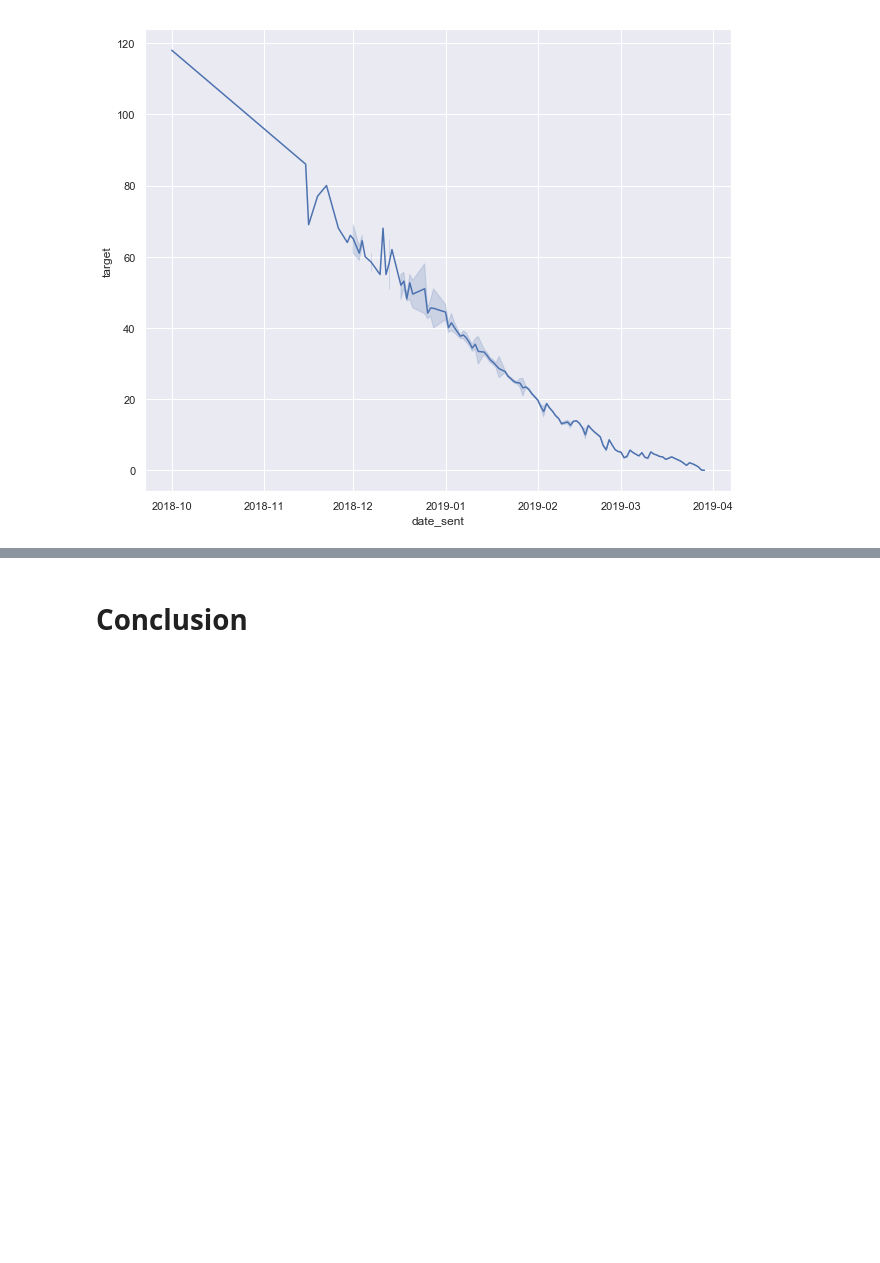
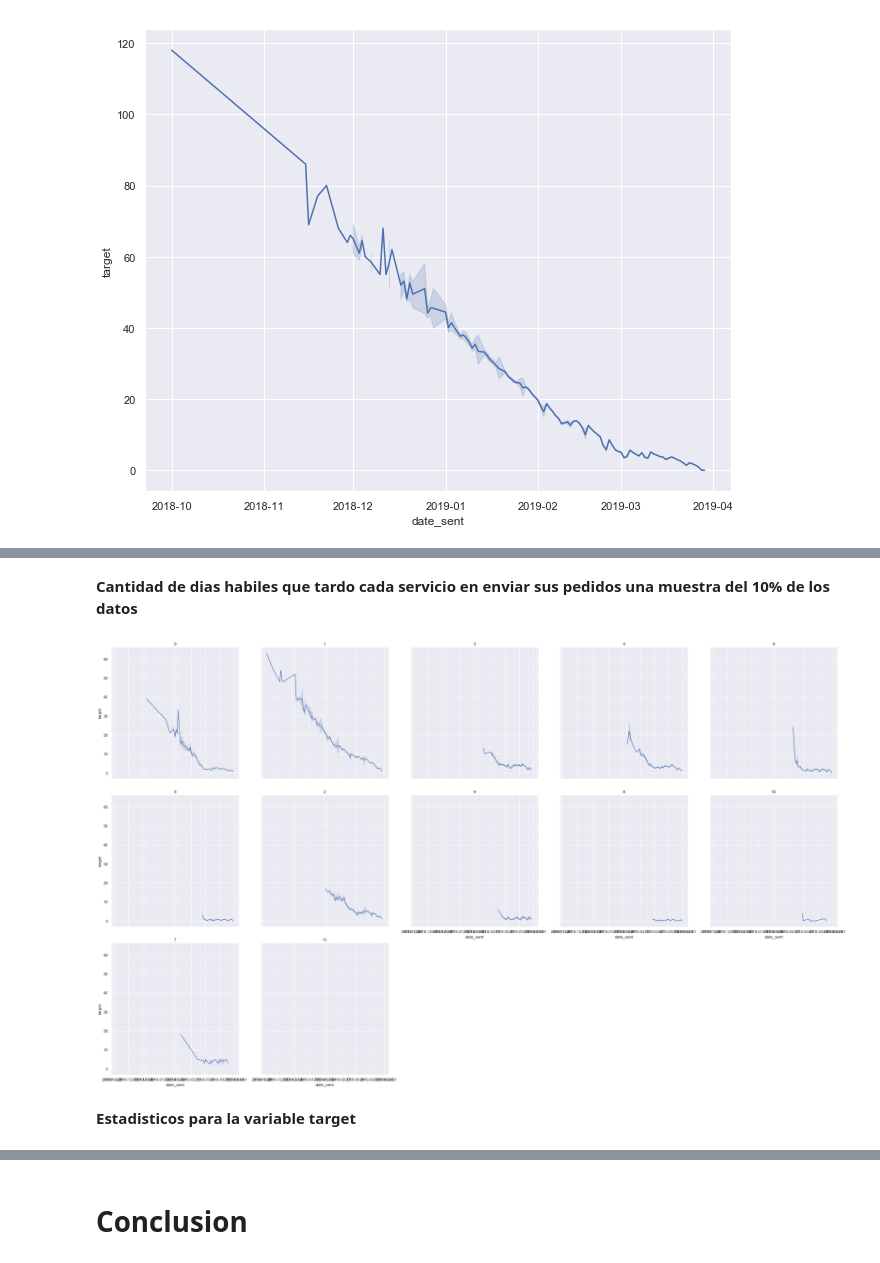
Before and after one commit to manquius/series_temporales, a Jupyter notebook: practico_temp_miguel.ipynb, the cells around one changed output, grey strips where cells are left out. Saved outputs shown, nothing was run; the diff lists cells and outputs as text; code cells hidden in the pictures; blank space fills up the shorter version.

Commit message:
Archivo temporal para pruebas de miguel

```diff
--- a/practico_temp_miguel.ipynb
+++ b/practico_temp_miguel.ipynb
@@ -112,0 +102,3 @@ puede ser la razón. Graficar las distribuciones en conjunto o la diferencia ent
+# %%
+services = pd.unique(df['service']).tolist()
+print(f"Cantidad de servicios: {len(services)}")
@@ -143,0 +217,11 @@ sb.lineplot(x='date_sent', y='target', data=data_sorted_by_date.sample(n=n))
+# %% [markdown]
+**Cantidad de dias habiles que tardo cada servicio en enviar sus pedidos una muestra del 10% de los datos**
+# %%
+n = 100000
+g = sb.FacetGrid(data=data_sorted_by_date.sample(n=n), col='service', col_wrap=5, height=6, col_order=services)
+g.map(sb.lineplot, 'date_sent', 'target').set_titles('{col_name}')
+plt.show()
+# %% [output]
+[figure, added]
+# %% [markdown]
+**Estadisticos para la variable target**
```
Also changed, not shown: parts of 31 cells of this notebook.
